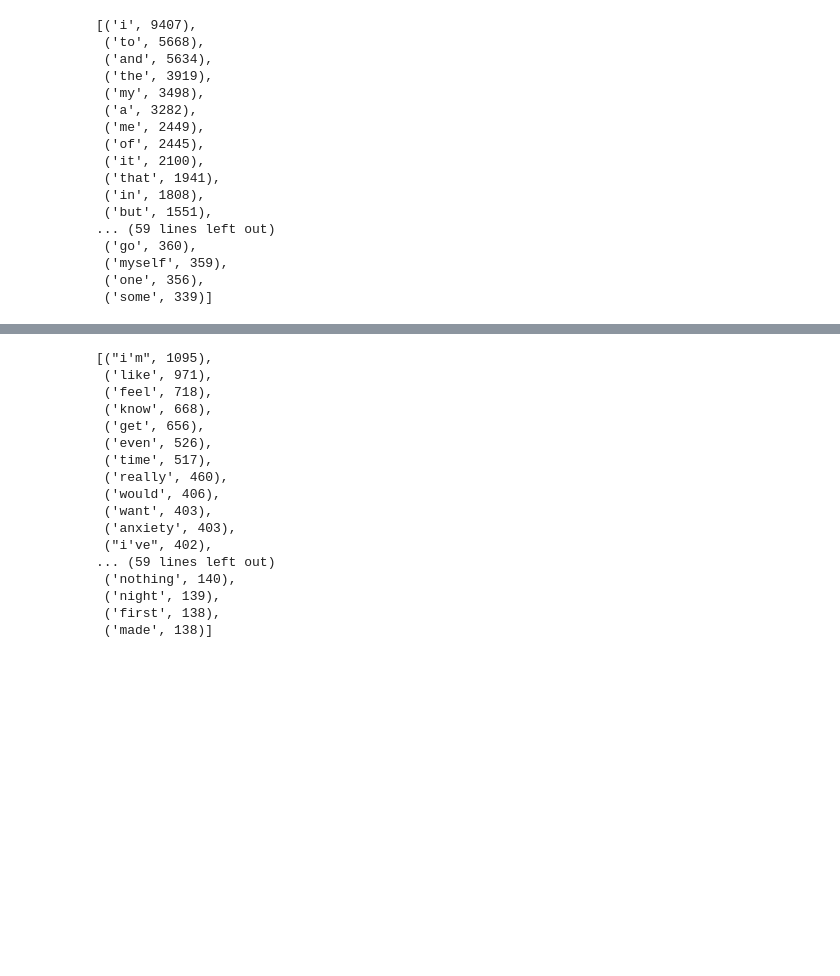
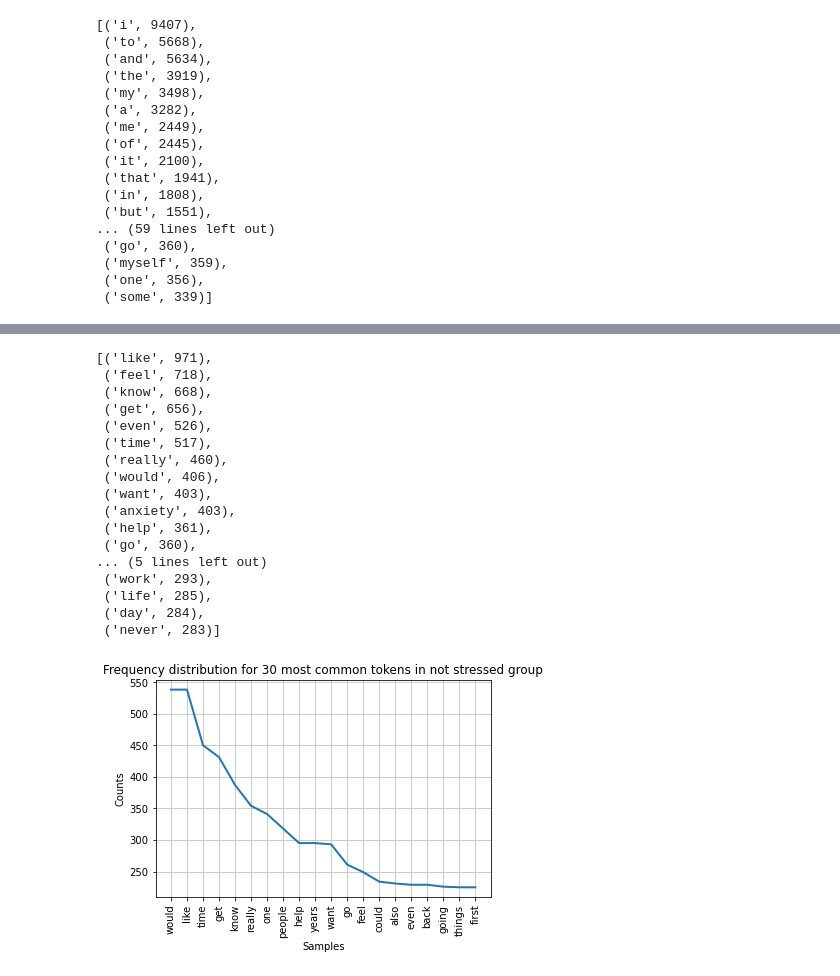
Before and after one commit to MonicaLauren/Anxiety-Classifier-on-Reddit, a Jupyter notebook: EDA.ipynb, the cells around one changed output, grey strips where cells are left out. Saved outputs shown, nothing was run; the diff lists cells and outputs as text; code cells hidden in the pictures; blank space fills up the shorter version.

```diff
--- a/EDA.ipynb
+++ b/EDA.ipynb
@@ -527,6 +594,10 @@ ns_with_stop.most_common(75)
 # %%
 
-stopwords_list = stopwords.words('english')
+#stopwords_list = stopwords.words('english')
+#stop_tokenized_doc = [word for word in low_tokenized_doc if word not in stopwords_list]
+
+custom_stop_words = ['r', 'url', 'youi', "i'm", "i've"]
+stopwords_list = stopwords.words('english') + custom_stop_words
 stop_tokenized_doc = [word for word in low_tokenized_doc if word not in stopwords_list]
 # %%
 ns_stop_tokenized_doc = [word for word in ns_low_tokenized_doc if word not in stopwords_list]
@@ -557,8 +628,7 @@ ns.most_common(75)
 # %%
-stress_freq.most_common(75)
+stress_freq.most_common(21)
 # %% [output]
-[("i'm", 1095),
- ('like', 971),
+[('like', 971),
  ('feel', 718),
  ('know', 668),
  ('get', 656),
@@ -568,9 +638,15 @@ stress_freq.most_common(75)
  ('would', 406),
  ('want', 403),
  ('anxiety', 403),
- ("i've", 402),
-... (59 lines left out)
- ('nothing', 140),
- ('night', 139),
- ('first', 138),
- ('made', 138)]
+ ('help', 361),
+ ('go', 360),
+... (5 lines left out)
+ ('work', 293),
+ ('life', 285),
+ ('day', 284),
+ ('never', 283)]
+# %%
+ns = FreqDist(ns)
+ns.plot(20, title='Frequency distribution for 30 most common tokens in not stressed group');
+# %% [output]
+[figure, added]
```
Also changed, not shown: parts of 21 cells of this notebook, 3 other files.
